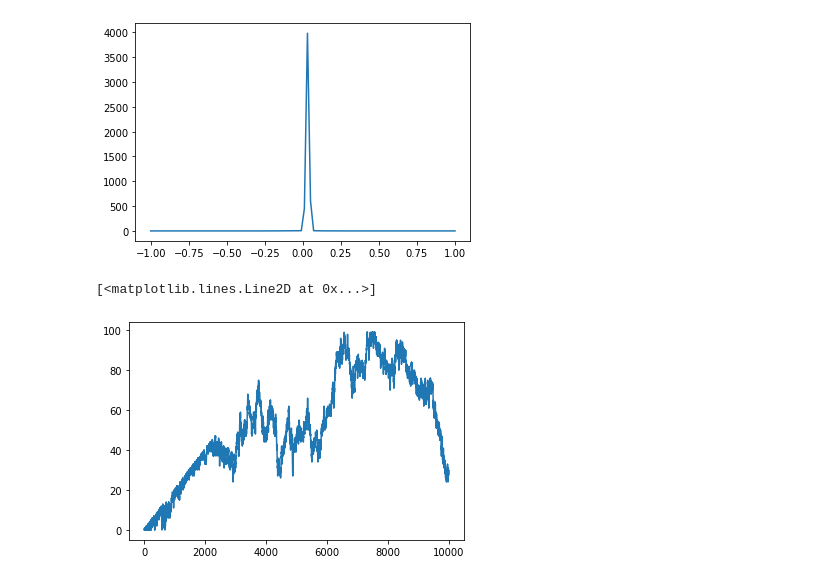
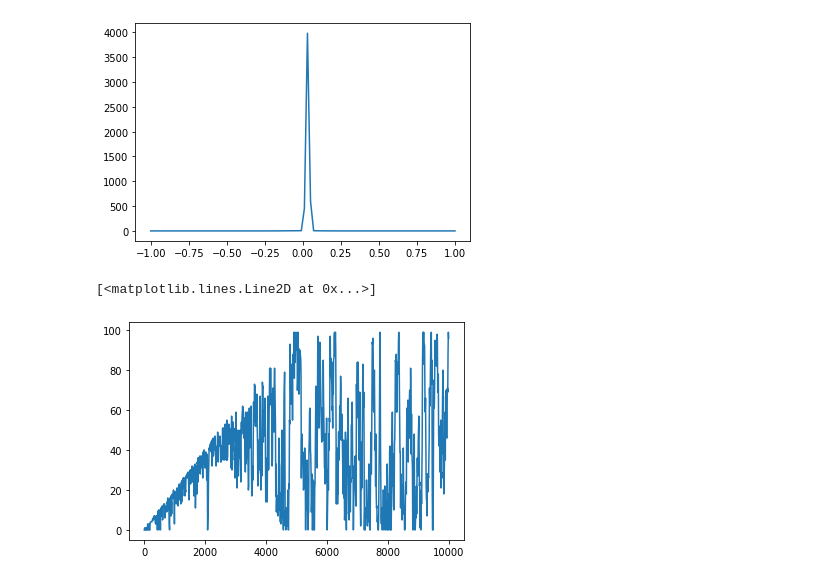
Before and after one commit to thomas-egg/nested_sampling, a Jupyter notebook: examples/spike_slab/sandbox.ipynb, the cells around one changed output. Drawn from its saved outputs; the diff is of its cells as text; code cells hidden in the pictures.

```diff
--- a/examples/spike_slab/sandbox.ipynb
+++ b/examples/spike_slab/sandbox.ipynb
@@ -39,8 +39,8 @@ p = spike_and_slab.main()
 # %%
 hist = p[1].get_history
 y = torch.tensor(hist['j']).squeeze(-1)
 x = torch.arange(len(y))
-plt.plot(x, y)
+plt.plot(x[::10], y[::10])
 # %% [output]
 [<matplotlib.lines.Line2D at 0x...>]
-[figure, old version]
+[figure, new version]
```
Also changed, not shown: 2 other files.
